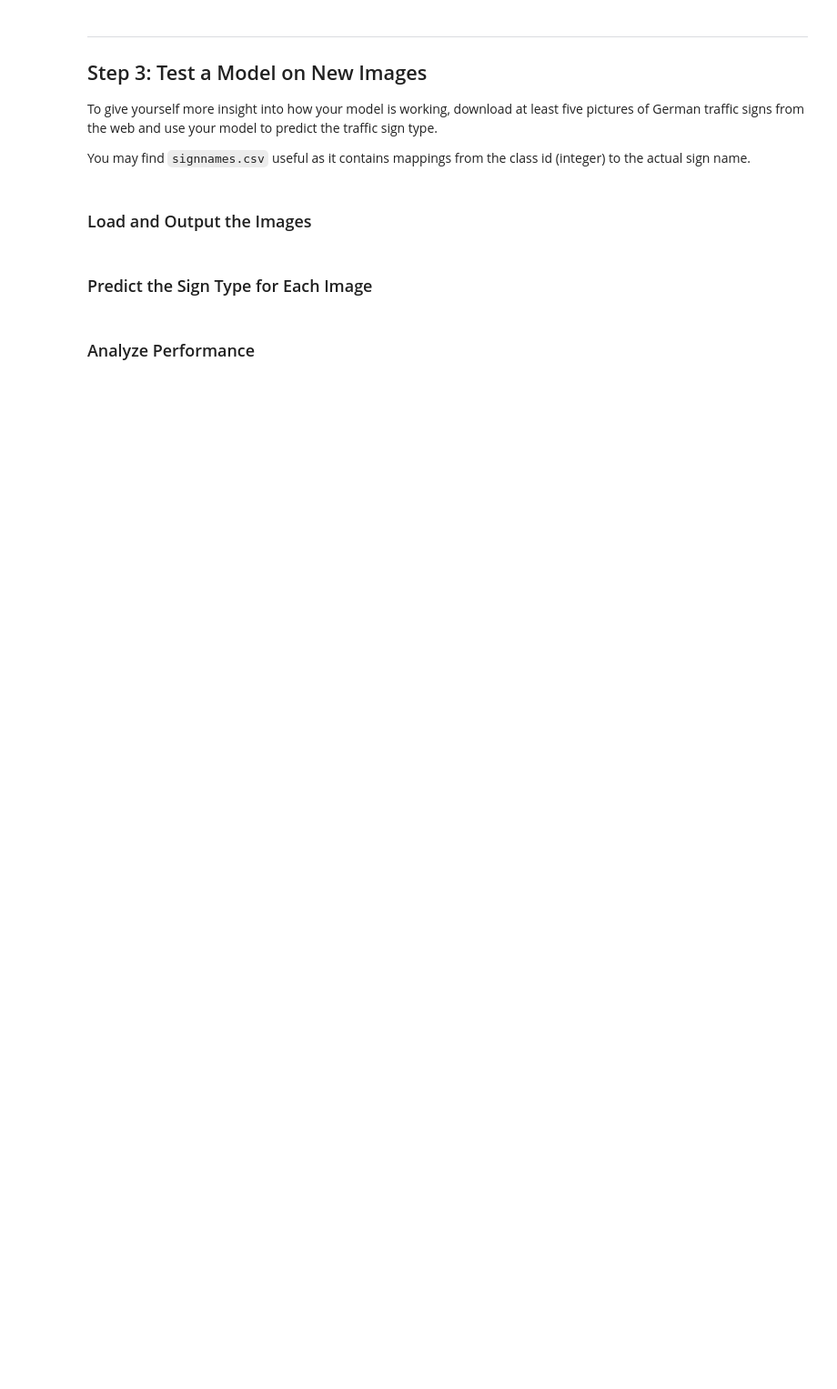
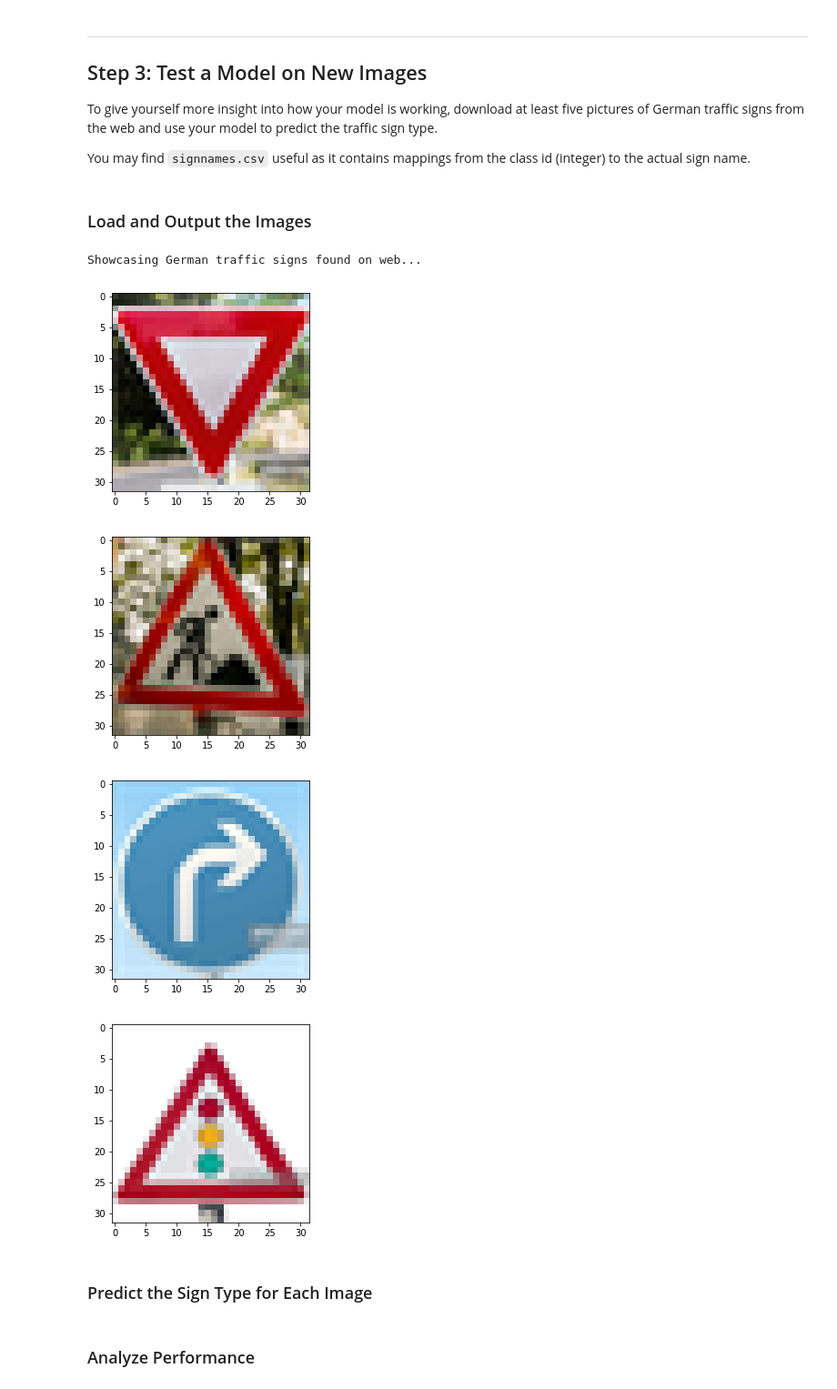
Before and after one commit to sameerppatil/traffic-sign-classifier, a Jupyter notebook: Traffic_Sign_Classifier.ipynb, the cells around one changed output. Shown: that part at 91% size. Cells and saved outputs as stored; diff of their text form; code cells hidden in the pictures; blank space fills up the shorter version.

Commit message:
Web performance complete, need to add one more image

```diff
--- a/Traffic_Sign_Classifier.ipynb
+++ b/Traffic_Sign_Classifier.ipynb
@@ -474,3 +469,44 @@ data_dir = "/home/sameerpatil38/mygarage/web_photos"
+# %%
+### Load the images and plot them here.
+### Feel free to use as many code cells as needed.
+import matplotlib.image as mpimg
+from os import listdir
+import pandas
+
+label_to_sign_mapping = pandas.read_csv('./signnames.csv')
+all_labels = label_to_sign_mapping["SignName"]
+
+# %matplotlib inline
+data_dir = "/home/sameerpatil38/mygarage/germany/"
+
+files_list = listdir(data_dir)
+number_of_files = len(files_list)
+
+input_images = np.zeros((number_of_files, 32, 32, 4))
+input_images_normalized = np.zeros((number_of_files, 32, 32))
+
+for i in range(number_of_files):
+    input_images[i] = mpimg.imread( data_dir + str(i+1) + '.png')
+
+for i in range(number_of_files):
+    input_images_normalized[i]= red_chn_weight * input_images[i ,:, :, 0] + green_chn_weight * input_images[ i,:, :, 1] + blue_chn_weight * input_images[i,:, :, 2]
+    input_images_normalized[i] = exposure.equalize_hist(input_images_normalized[i])
+
+input_images_normalized = input_images_normalized.reshape(input_images_normalized.shape + (1,))
+
+print ("Showcasing German traffic signs found on web...")
+
+for i in range(number_of_files):
+    plt.imshow(input_images[i])
+    plt.show()
+
+output_labels = [ 13, 25, 33, 26]
+# %% [output]
+Showcasing German traffic signs found on web...
+[figure, added]
+[figure, added]
+[figure, added]
+[figure, added]
 # %% [markdown]
 ### Predict the Sign Type for Each Image
 # %%
```
Also changed, not shown: parts of 7 cells of this notebook, 6 other files.
